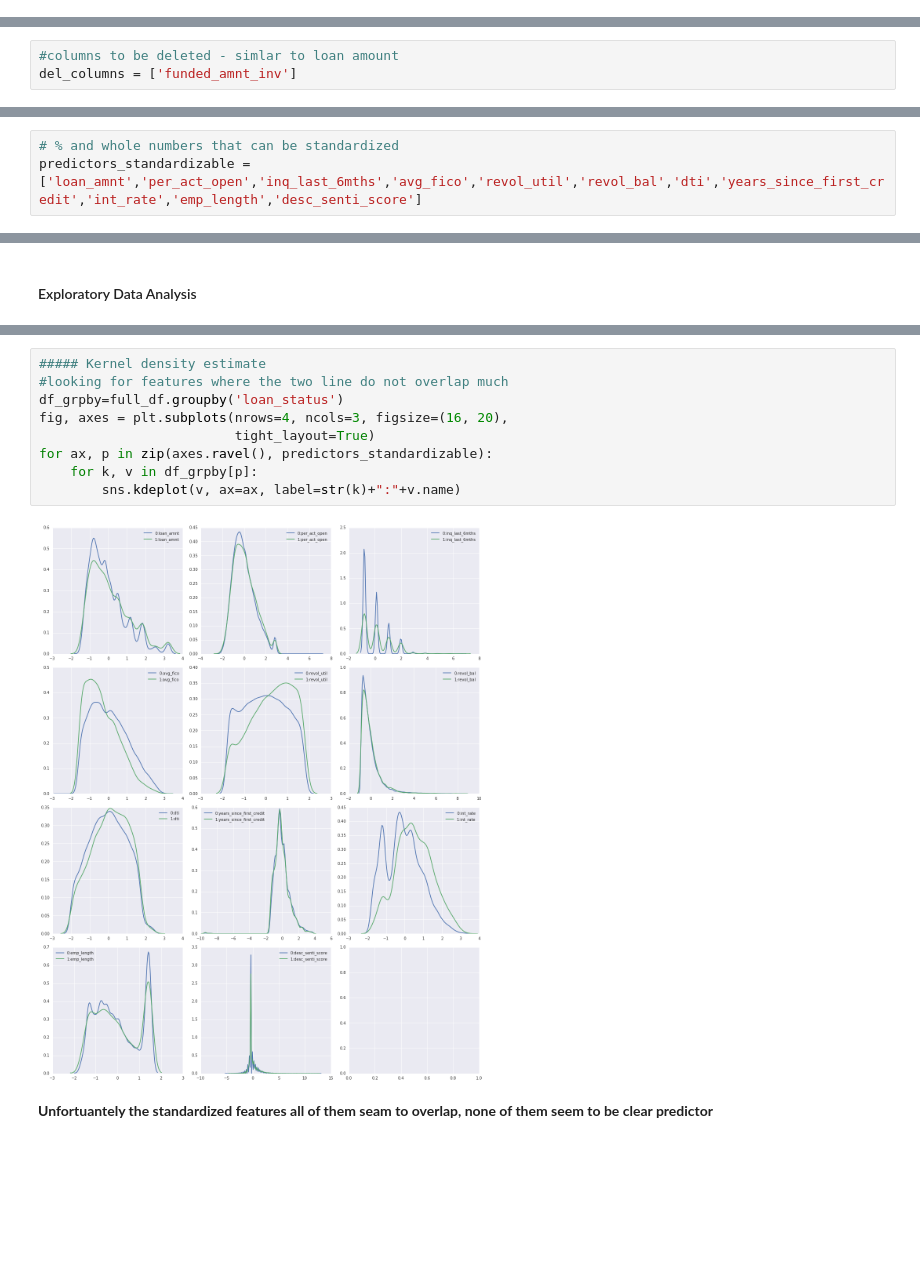
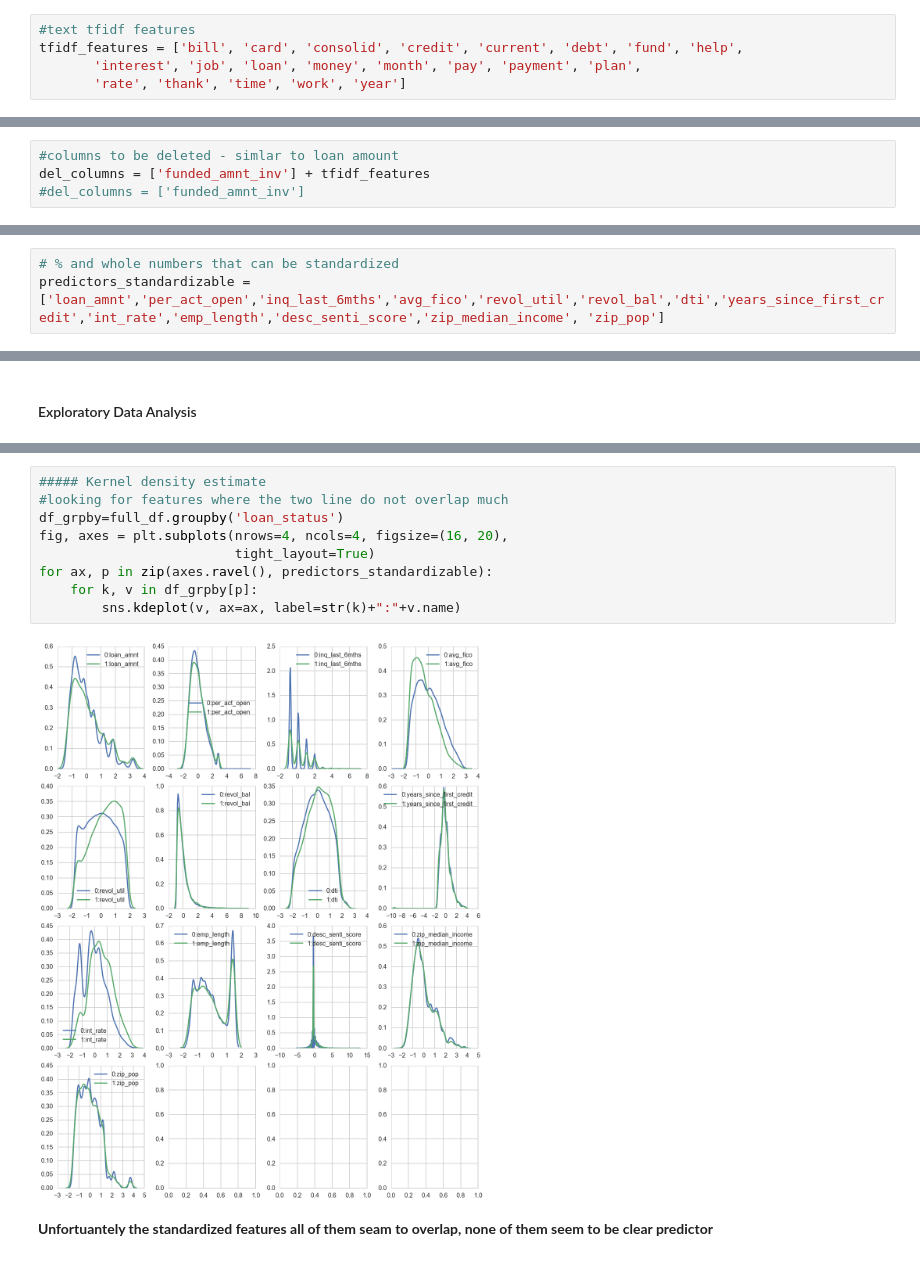
Before and after one commit to ajaykliyara/cs81_Final_Project, a Jupyter notebook: classification_by_optimizing_profit.ipynb, the cells around one changed output, grey strips where cells are left out. Cells and saved outputs as stored; diff of their text form; blank space fills up the shorter version.

```diff
--- a/classification_by_optimizing_profit.ipynb
+++ b/classification_by_optimizing_profit.ipynb
@@ -59,18 +59,24 @@ Index(['loan_amnt', 'funded_amnt_inv', 'home_ownership', 'dti', 'delinq_2yrs',
 # %%
 #all features
 all_features = list(df_processed.columns)
+# %%
+#text tfidf features
+tfidf_features = ['bill', 'card', 'consolid', 'credit', 'current', 'debt', 'fund', 'help',
+       'interest', 'job', 'loan', 'money', 'month', 'pay', 'payment', 'plan',
+       'rate', 'thank', 'time', 'work', 'year']
 # %% [markdown]
 #### Feature Engineering
 # %%
 #columns to be deleted - simlar to loan amount
-del_columns = ['funded_amnt_inv']
+del_columns = ['funded_amnt_inv'] + tfidf_features
+#del_columns = ['funded_amnt_inv']
 # %%
 #Using intution to pick key predictors
 predictors_intution = ['home_ownership','verification_status_Not Verified',
        'verification_status_Source Verified', 'verification_status_Verified','has_delinquent_hist','has_record_hist']
 # %%
 # % and whole numbers that can be standardized
-predictors_standardizable = ['loan_amnt','per_act_open','inq_last_6mths','avg_fico','revol_util','revol_bal','dti','years_since_first_credit','int_rate','emp_length','desc_senti_score']
+predictors_standardizable = ['loan_amnt','per_act_open','inq_last_6mths','avg_fico','revol_util','revol_bal','dti','years_since_first_credit','int_rate','emp_length','desc_senti_score','zip_median_income', 'zip_pop']
 # %%
 predictors_remaining = [i for i in all_features if i not in predictors_intution and i not in predictors_standardizable and i not in del_columns]
 # %%
@@ -157,14 +160,14 @@ len(indicators)
 # %%
 ##### Kernel density estimate
 #looking for features where the two line do not overlap much
 df_grpby=full_df.groupby('loan_status')
-fig, axes = plt.subplots(nrows=4, ncols=3, figsize=(16, 20),
+fig, axes = plt.subplots(nrows=4, ncols=4, figsize=(16, 20),
                          tight_layout=True)
 for ax, p in zip(axes.ravel(), predictors_standardizable):
     for k, v in df_grpby[p]:
         sns.kdeplot(v, ax=ax, label=str(k)+":"+v.name)
 # %% [output]
-[figure, old version]
+[figure, new version]
 # %% [markdown]
 <b> Unfortuantely the standardized features all of them seam to overlap, none of them seem to be clear predictor<b>
 # %%
```
Also changed, not shown: parts of 109 cells of this notebook, 6 other files.
